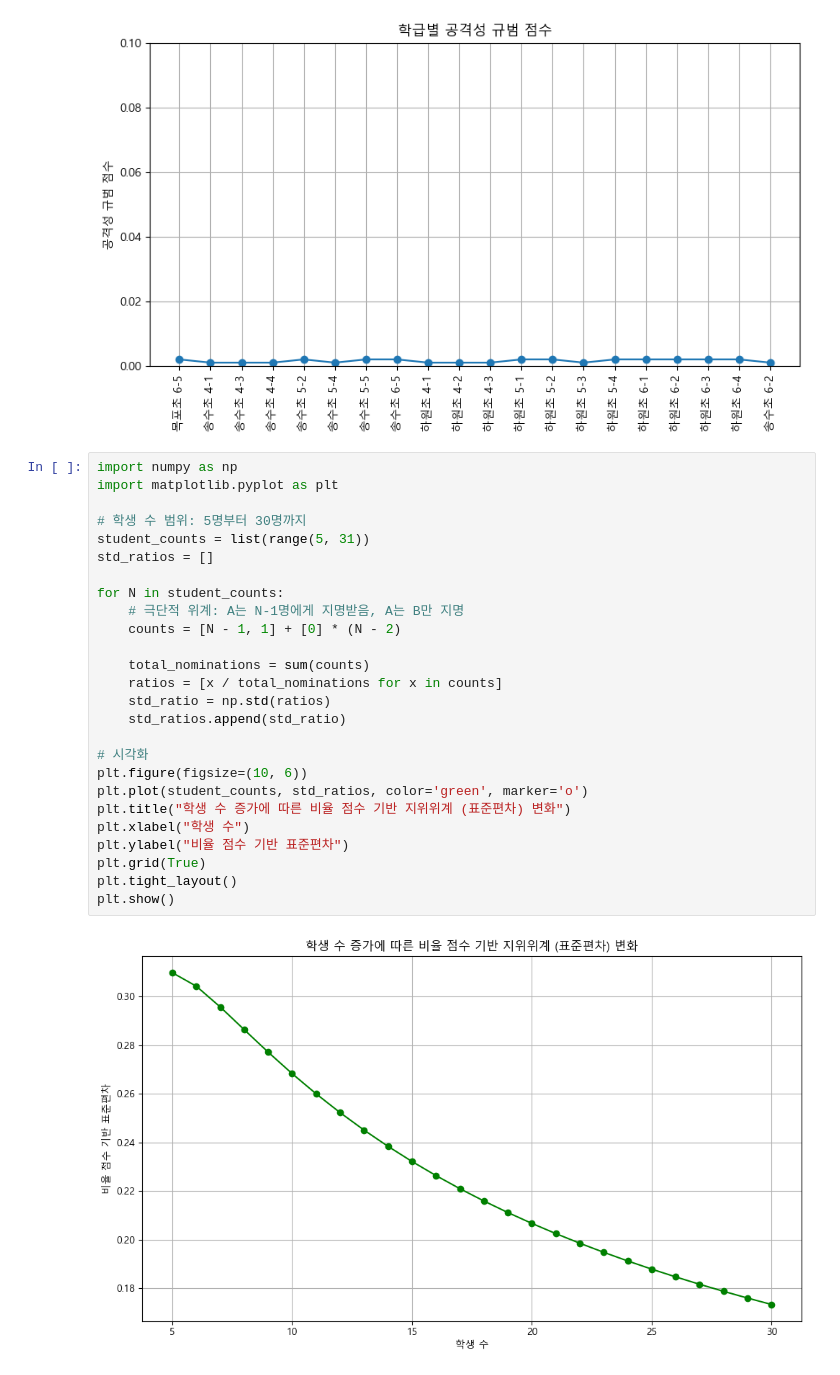
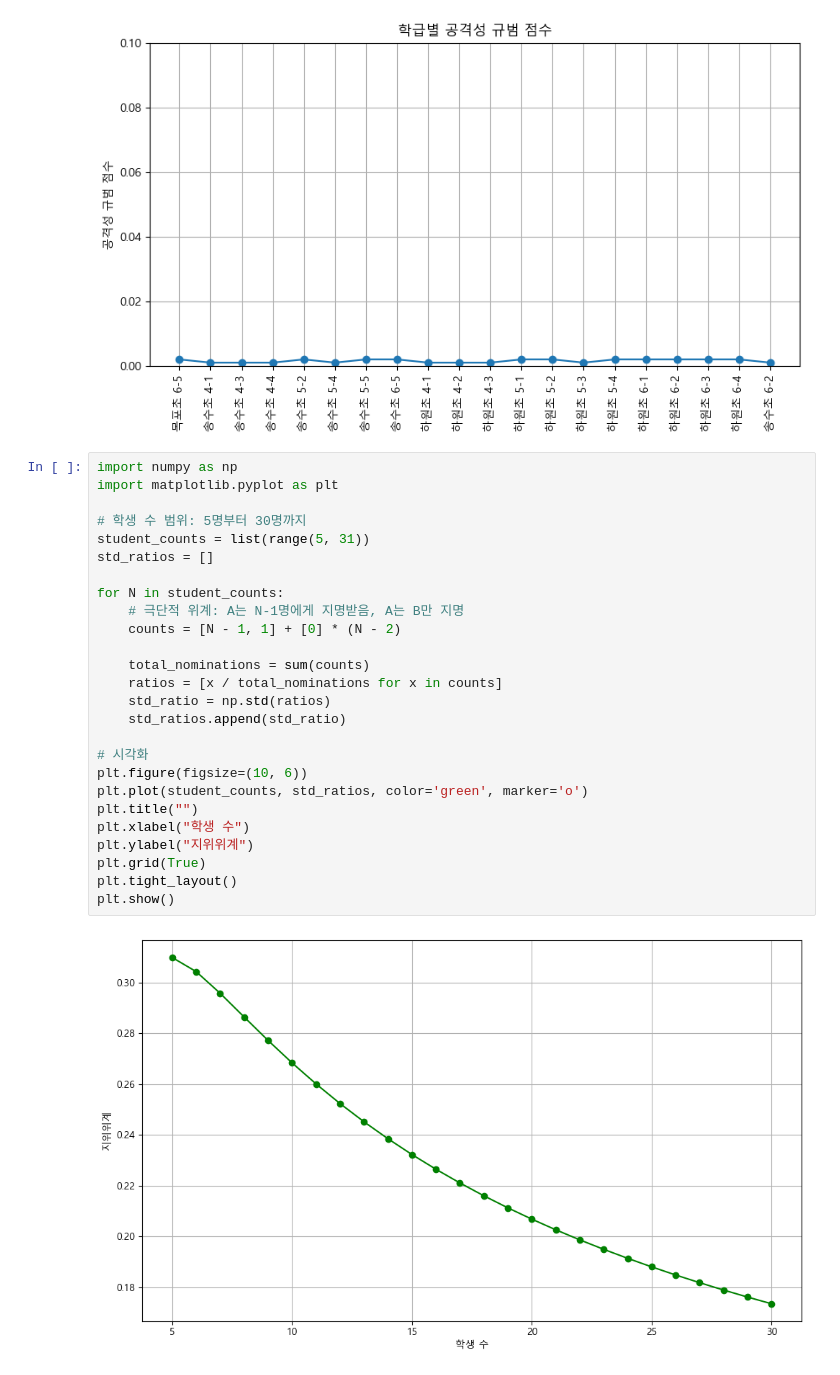
Before and after one commit to Byumin/peer, a Jupyter notebook: class_score.ipynb, the cells around one changed output. Drawn from its saved outputs; the diff is of its cells as text.

```diff
--- a/class_score.ipynb
+++ b/class_score.ipynb
@@ -427,28 +437,28 @@ plt.show()
 # %%
 import numpy as np
 import matplotlib.pyplot as plt
 
 # 학생 수 범위: 5명부터 30명까지
 student_counts = list(range(5, 31))
 std_ratios = []
 
 for N in student_counts:
     # 극단적 위계: A는 N-1명에게 지명받음, A는 B만 지명
     counts = [N - 1, 1] + [0] * (N - 2)
 
     total_nominations = sum(counts)
     ratios = [x / total_nominations for x in counts]
     std_ratio = np.std(ratios)
     std_ratios.append(std_ratio)
 
 # 시각화
 plt.figure(figsize=(10, 6))
 plt.plot(student_counts, std_ratios, color='green', marker='o')
-plt.title("학생 수 증가에 따른 비율 점수 기반 지위위계 (표준편차) 변화")
+plt.title("")
 plt.xlabel("학생 수")
-plt.ylabel("비율 점수 기반 표준편차")
+plt.ylabel("지위위계")
 plt.grid(True)
 plt.tight_layout()
 plt.show()
 # %% [output]
-[figure, old version]
+[figure, new version]
```
Also changed, not shown: parts of 15 cells of this notebook, 2 other files.
